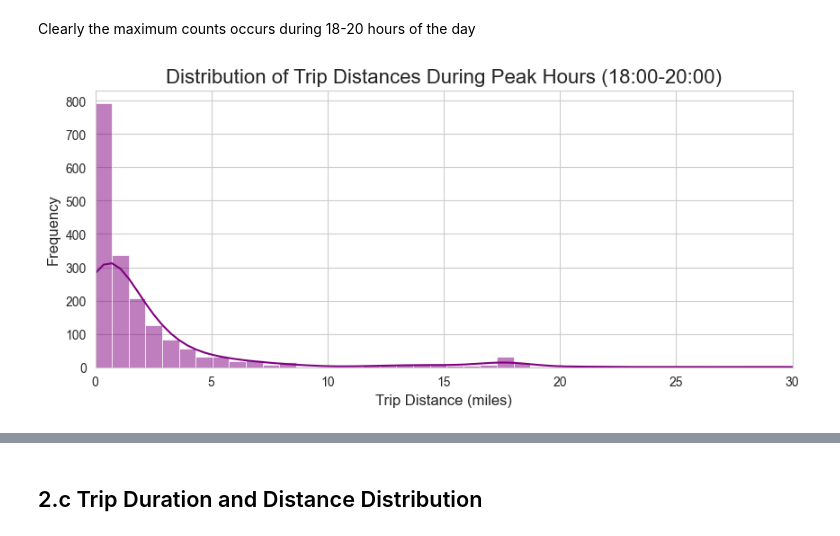
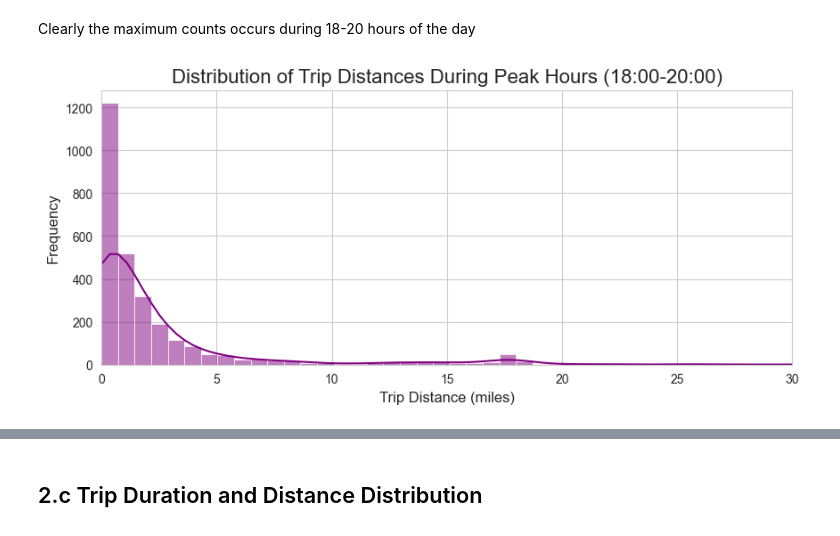
Before and after one commit to MalayKedia/CS215_assignments, a Jupyter notebook: Assignment5/Q2.ipynb, the cells around one changed output, grey strips where cells are left out. Drawn from its saved outputs; the diff is of its cells as text; code cells hidden in the pictures.

```diff
--- a/Assignment5/Q2.ipynb
+++ b/Assignment5/Q2.ipynb
@@ -95,15 +95,15 @@ plt.show()
 # %% [markdown]
 Clearly the maximum counts occurs during 18-20 hours of the day
 # %%
-peak_hours = [18, 20]
+peak_hours = [18, 19, 20]
 peak_hour_data = df[df['trip_start_hour'].isin(peak_hours)]
 
 plt.figure(figsize=(10,4))
 sns.histplot(peak_hour_data['trip_miles'], bins=100, kde=True, color='purple')
 plt.xlim(0, 30)
 plt.title('Distribution of Trip Distances During Peak Hours (18:00-20:00)', fontsize=16)
 plt.xlabel('Trip Distance (miles)', fontsize=12)
 plt.ylabel('Frequency', fontsize=12)
 plt.show()
 # %% [output]
-[figure, old version]
+[figure, new version]
```
Also changed, not shown: parts of 4 cells of this notebook, 2 other files.
